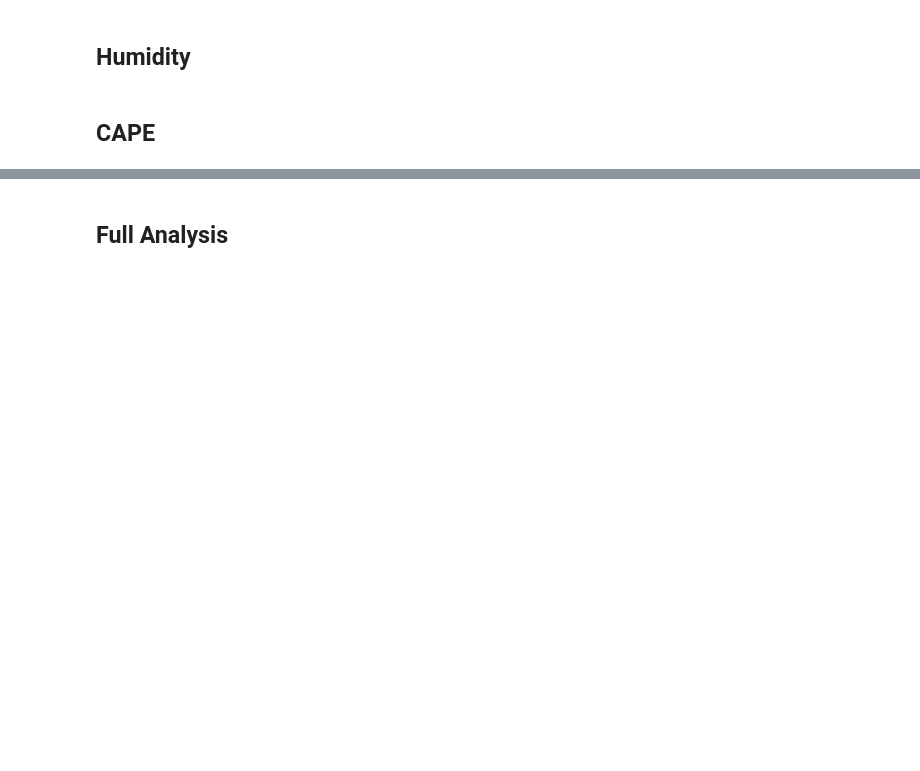
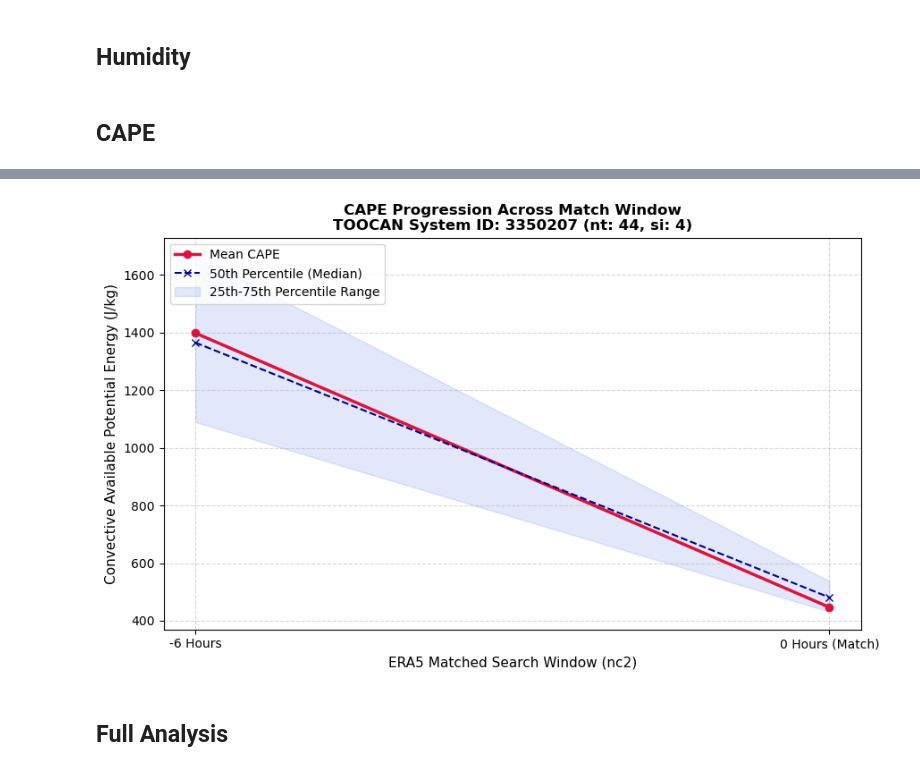
Before and after one commit to addisug/Convection_trigger_function, a Jupyter notebook: dataset_exploration.ipynb, the cells around one changed output, grey strips where cells are left out. Drawn from its saved outputs; the diff is of its cells as text; code cells hidden in the pictures; blank space fills up the shorter version.

```diff
--- a/dataset_exploration.ipynb
+++ b/dataset_exploration.ipynb
@@ -542,3 +807,7 @@ def generate_cape_plot(storm_ds, target_system, storm_info):
+# %%
+plot_cape_progression(era5_ds, dcs_dict, 3350207)
+# %% [output]
+[figure, added]
 # %% [markdown]
 ## Full Analysis
 # %%
```
Also changed, not shown: parts of 9 cells of this notebook.
